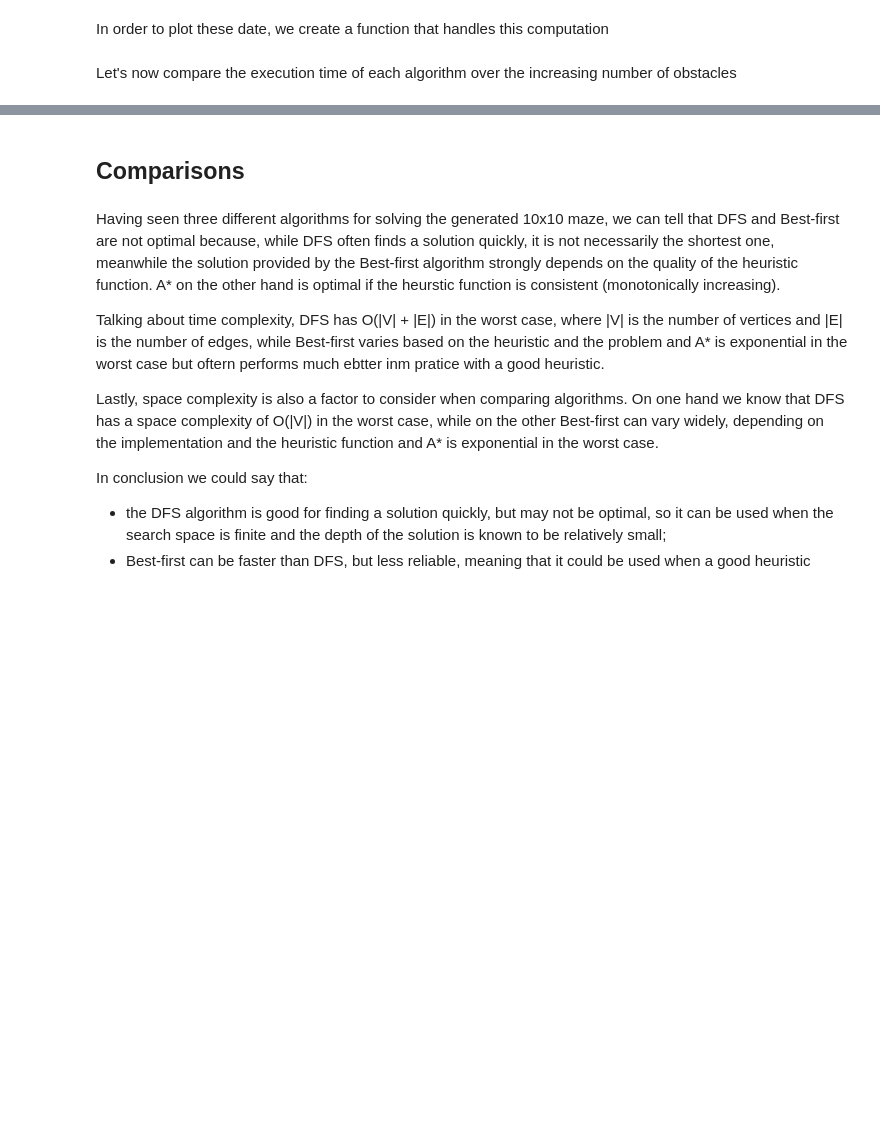
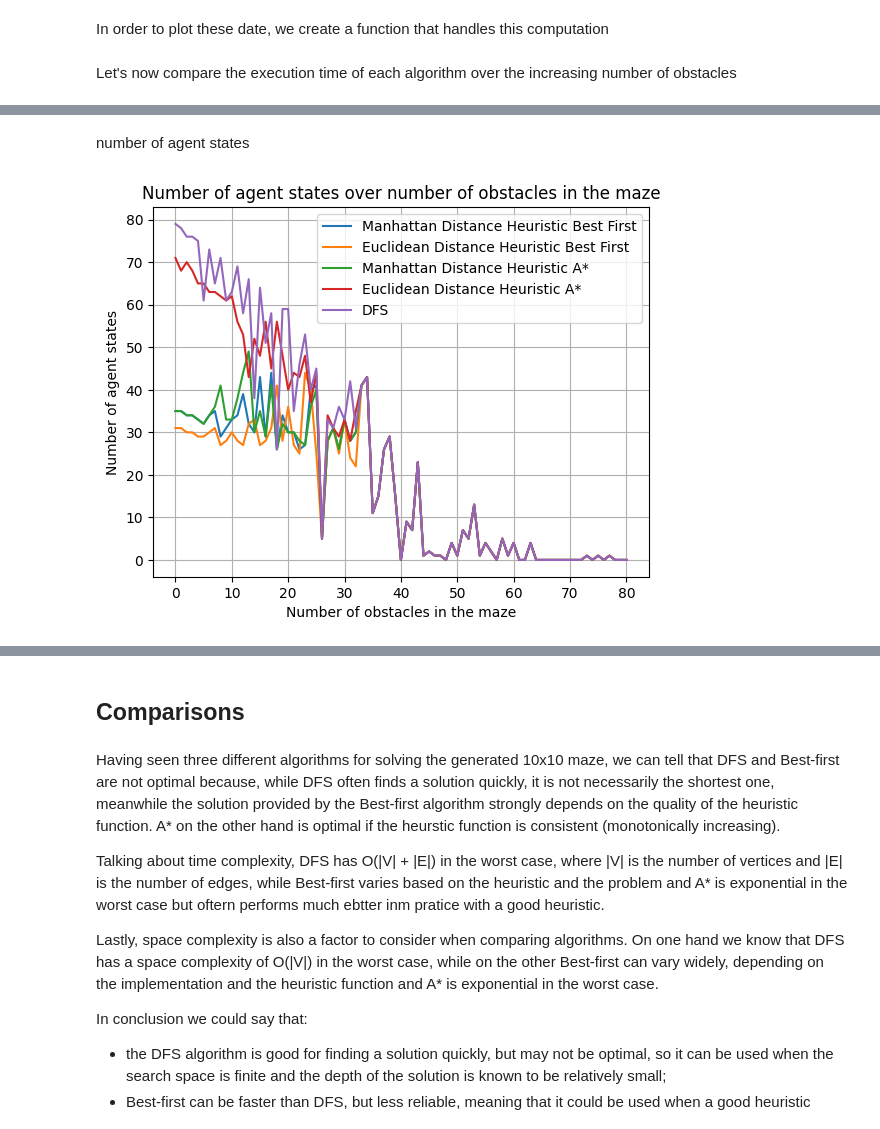
Before and after one commit to CarlinoCalogero/univaq-ase-caianiello-ai-assignments, a Jupyter notebook: assignment_1/code/notebook.ipynb, the cells around one changed output, grey strips where cells are left out. Drawn from its saved outputs; the diff is of its cells as text; code cells hidden in the pictures; blank space fills up the shorter version.

```diff
--- a/assignment_1/code/notebook.ipynb
+++ b/assignment_1/code/notebook.ipynb
@@ -553,0 +817,6 @@ plt.show()
+# %% [markdown]
+number of agent states
+# %%
+plot_algorithm_test_data_related_to_parameter(TEST_RESULTS_AGENT_STATES_NUMBER_KEY, 'Number of agent states', 'Number of agent states over number of obstacles in the maze')
+# %% [output]
+[figure, added]
```
Also changed, not shown: parts of 30 cells of this notebook.
